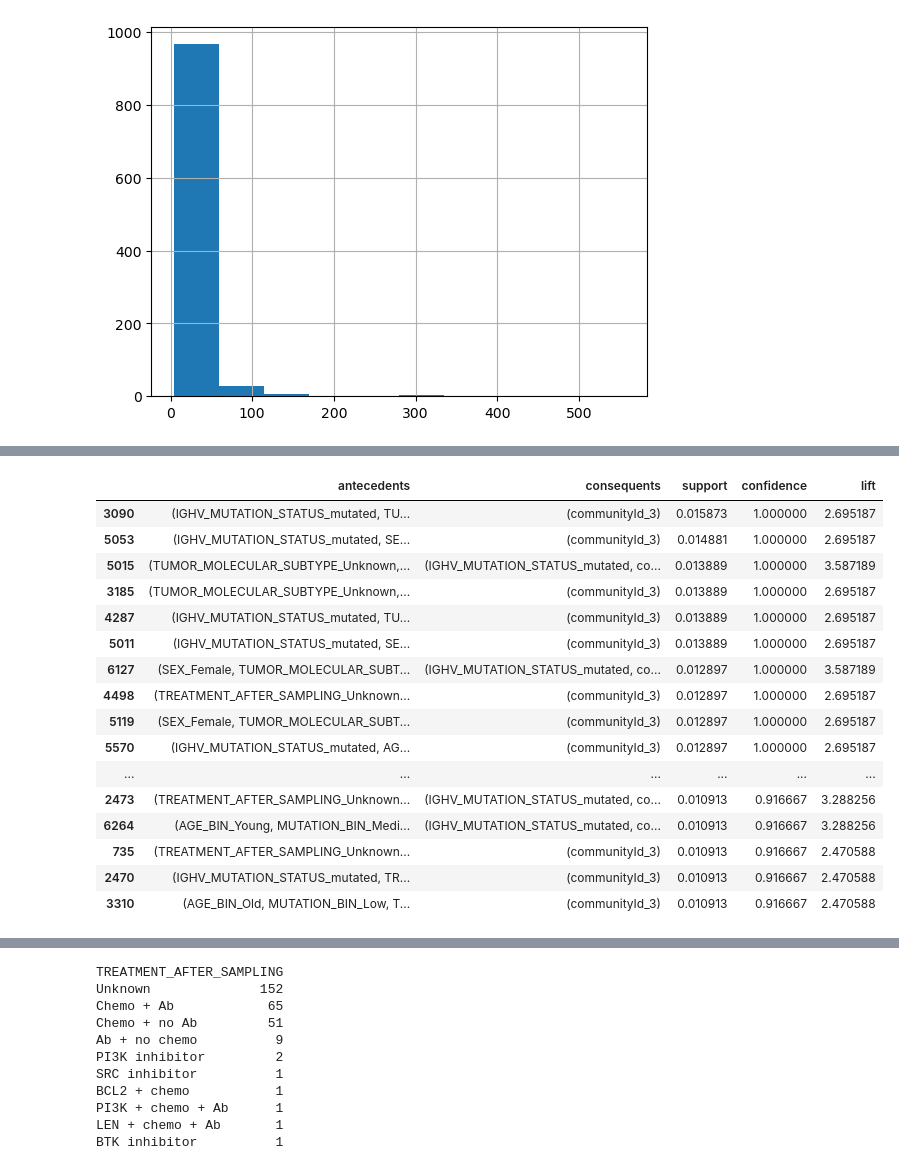
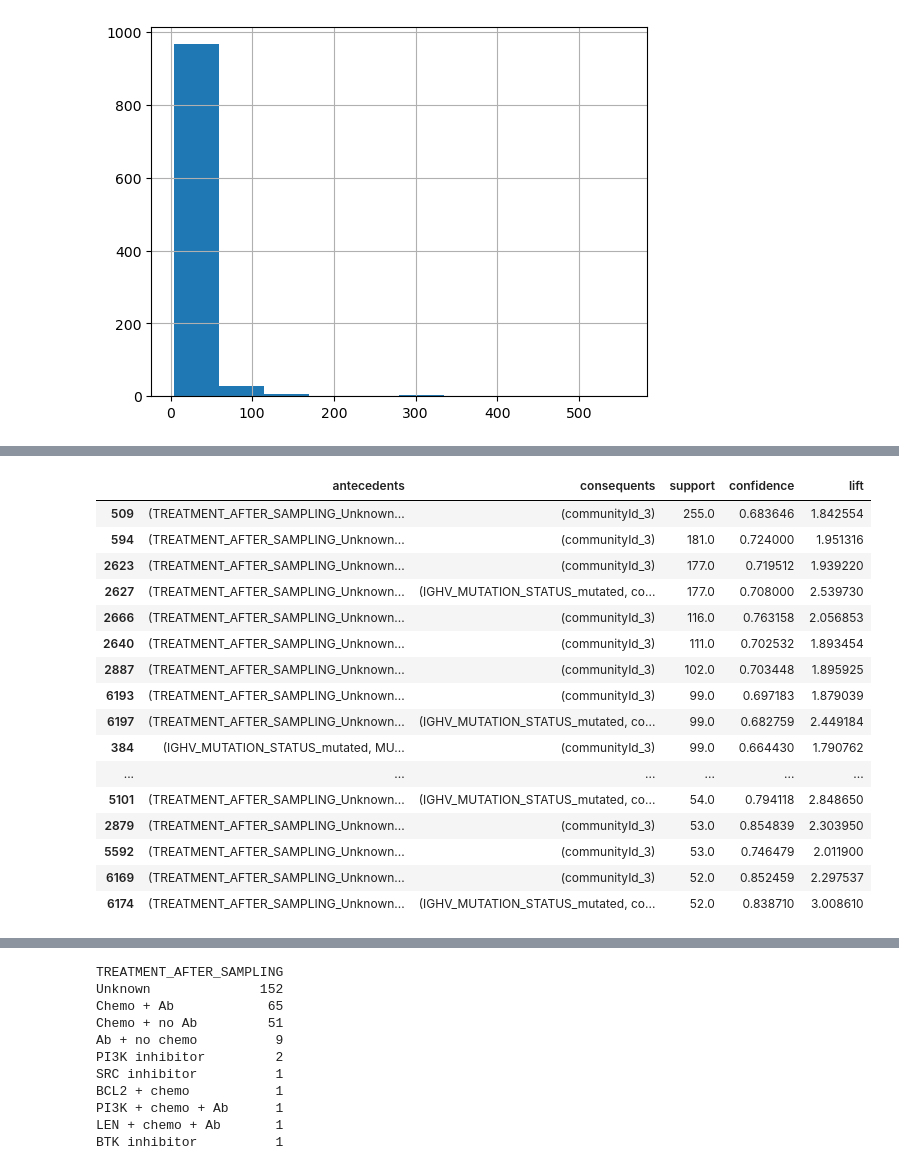
Before and after one commit to MahikaJaguste/msc-thesis, a Jupyter notebook: patient_community_project/analysis/decision_tree.ipynb, the cells around one changed output, grey strips where cells are left out. Cells and saved outputs as stored; diff of their text form; code cells hidden in the pictures.

Commit message:
seeing rules for leiden, sorting by support, trying age and mut bin combinations for nmi, ari

```diff
--- a/patient_community_project/analysis/decision_tree.ipynb
+++ b/patient_community_project/analysis/decision_tree.ipynb
@@ -245,15 +249,17 @@ category_orders = {
     'SEX': ['Female', 'Male']
 }
 
+# for col in ['SF3B1', 'TP53', 'POT1', 'CSMD1', 'ZMYM3', 'PCLO',  'MYD88', 'NOTCH1',  'ATM', 'TTN',
+#             ]:
+#     category_orders[col] = ['yes', 'no']
+
 # Fill missing values for categorical columns with 'Unknown'
 for col, order in category_orders.items():
     df[col] = df[col].fillna('Unknown')
 
 # Fill missing values for numerical columns
 for col in features:
-    if col in ['SF3B1', 'TP53', 'POT1', 'CSMD1', 'ZMYM3', 'PCLO',  'MYD88', 'NOTCH1',  'ATM', 'TTN']:
-        continue
-    if col not in category_orders:
+    if col not in category_orders and df[col].dtype in [np.float64, np.int64]:
         df[col] = df[col].fillna(df[col].median())
 
 # Ordinal encode categorical columns
@@ -390,15 +396,25 @@ dfdf['communityId'] = dfdf['communityId'].astype(str)
 # Step 1: Replace missing values with 'Unknown' for categorical columns
 categorical_cols = [
     'IGHV_MUTATION_STATUS',
-    'CLL_EPITYPE', 'TUMOR_MOLECULAR_SUBTYPE',
+    'CLL_EPITYPE',
+    'TUMOR_MOLECULAR_SUBTYPE',
     'SEX',
     'TREATMENT_AFTER_SAMPLING',
     'communityId',
+    # 'SF3B1',
+    # 'TP53',
+    #                 'POT1', 'CSMD1', 'ZMYM3', 'PCLO',  'MYD88', 'NOTCH1',  'ATM', 'TTN',
+    #                 'KRAS', 'BRAF', 'CHD2', 'XPO1', 'ZFHX4', 'EGR2', 'USH2A', 'FAT1', 'KLHL6', 'AHNAK', 'LRP1B', 'CSMD3', 'MUC16'
+
     'SF3B1',
     'TP53',
-                    'POT1', 'CSMD1', 'ZMYM3', 'PCLO',  'MYD88', 'NOTCH1',  'ATM', 'TTN',
-                    'KRAS', 'BRAF', 'CHD2', 'XPO1', 'ZFHX4', 'EGR2', 'USH2A', 'FAT1', 'KLHL6', 'AHNAK', 'LRP1B', 'CSMD3', 'MUC16'
-                ]
+    'PCLO',
+    'NOTCH1',
+    'ATM',
+    'ZFHX4',
+    'FAT1',
+    'KLHL6'
+    ]
 for col in categorical_cols:
     dfdf[col] = dfdf[col].fillna('Unknown')
 
@@ -415,6 +431,15 @@ def bin_age(age):
         return 'Middle'
     else:
         return 'Old'
+    #[0, 60, 64, 70, 120]
+    # elif age <= 60:
+    #     return 'Young'
+    # elif age <= 64:
+    #     return 'Middle'
+    # elif age <= 70:
+    #     return 'Old'
+    # else:
+    #     return 'Very Old'
 
 def bin_mutation_count(count):
     if pd.isna(count):
@@ -425,6 +450,15 @@ def bin_mutation_count(count):
         return 'Medium'
     else:
         return 'High'
+    # [0, 23, 25, 30, 500]
+    # elif count <= 23:
+    #     return 'Low'
+    # elif count <= 25:
+    #     return 'Medium'
+    # elif count <= 30:
+    #     return 'High'
+    # else:
+    #     return 'Very High'
 
 dfdf['AGE_BIN'] = dfdf['AGE_SAMPLING'].apply(bin_age)
 dfdf['MUTATION_BIN'] = dfdf['MUTATION_COUNT'].apply(bin_mutation_count)
@@ -441,13 +475,18 @@ encoded_df = pd.get_dummies(transactions)
 
 # Step 4: Apply Apriori algorithm
 frequent_itemsets = apriori(encoded_df, min_support=0.01, use_colnames=True)
+print(f"Number of frequent itemsets: {len(frequent_itemsets)}")
 
 # Step 5: Generate association rules with communityId as consequent
-rules = association_rules(frequent_itemsets, metric="confidence", min_threshold=0.75)
+rules = association_rules(frequent_itemsets, metric="confidence", min_threshold=0.65)
 rules = rules[rules['consequents'].apply(lambda x: any('communityId_' in item for item in x))]
 
+# in rules, can support to converted to #records instead of percentage
+# Convert support from percentage to number of records
+rules['support'] = rules['support'] * len(dfdf)
+
 # Step 6: Sort and display top rules
-top_rules = rules.sort_values(by=['confidence', 'support', 'lift'], ascending=False)
+top_rules = rules.sort_values(by=[ 'support',  'confidence', 'lift'], ascending=False)
 display(top_rules[['antecedents', 'consequents', 'support', 'confidence', 'lift']].head(50))
 
 # top_rules[['antecedents', 'consequents', 'support', 'confidence']].to_csv("./rules.csv")
@@ -455,20 +495,20 @@ display(top_rules[['antecedents', 'consequents', 'support', 'confidence', 'lift'
 |  | antecedents | consequents | support | confidence | lift |
-| 3090 | (IGHV_MUTATION_STATUS_mutated, TU... | (communityId_3) | 0.015873 | 1.000000 | 2.695187 |
-| 5053 | (IGHV_MUTATION_STATUS_mutated, SE... | (communityId_3) | 0.014881 | 1.000000 | 2.695187 |
-| 5015 | (TUMOR_MOLECULAR_SUBTYPE_Unknown,... | (IGHV_MUTATION_STATUS_mutated, co... | 0.013889 | 1.000000 | 3.587189 |
-| 3185 | (TUMOR_MOLECULAR_SUBTYPE_Unknown,... | (communityId_3) | 0.013889 | 1.000000 | 2.695187 |
-| 4287 | (IGHV_MUTATION_STATUS_mutated, TU... | (communityId_3) | 0.013889 | 1.000000 | 2.695187 |
-| 5011 | (IGHV_MUTATION_STATUS_mutated, SE... | (communityId_3) | 0.013889 | 1.000000 | 2.695187 |
-| 6127 | (SEX_Female, TUMOR_MOLECULAR_SUBT... | (IGHV_MUTATION_STATUS_mutated, co... | 0.012897 | 1.000000 | 3.587189 |
-| 4498 | (TREATMENT_AFTER_SAMPLING_Unknown... | (communityId_3) | 0.012897 | 1.000000 | 2.695187 |
-| 5119 | (SEX_Female, TUMOR_MOLECULAR_SUBT... | (communityId_3) | 0.012897 | 1.000000 | 2.695187 |
-| 5570 | (IGHV_MUTATION_STATUS_mutated, AG... | (communityId_3) | 0.012897 | 1.000000 | 2.695187 |
+| 509 | (TREATMENT_AFTER_SAMPLING_Unknown... | (communityId_3) | 255.0 | 0.683646 | 1.842554 |
+| 594 | (TREATMENT_AFTER_SAMPLING_Unknown... | (communityId_3) | 181.0 | 0.724000 | 1.951316 |
+| 2623 | (TREATMENT_AFTER_SAMPLING_Unknown... | (communityId_3) | 177.0 | 0.719512 | 1.939220 |
+| 2627 | (TREATMENT_AFTER_SAMPLING_Unknown... | (IGHV_MUTATION_STATUS_mutated, co... | 177.0 | 0.708000 | 2.539730 |
+| 2666 | (TREATMENT_AFTER_SAMPLING_Unknown... | (communityId_3) | 116.0 | 0.763158 | 2.056853 |
+| 2640 | (TREATMENT_AFTER_SAMPLING_Unknown... | (communityId_3) | 111.0 | 0.702532 | 1.893454 |
+| 2887 | (TREATMENT_AFTER_SAMPLING_Unknown... | (communityId_3) | 102.0 | 0.703448 | 1.895925 |
+| 6193 | (TREATMENT_AFTER_SAMPLING_Unknown... | (communityId_3) | 99.0 | 0.697183 | 1.879039 |
+| 6197 | (TREATMENT_AFTER_SAMPLING_Unknown... | (IGHV_MUTATION_STATUS_mutated, co... | 99.0 | 0.682759 | 2.449184 |
+| 384 | (IGHV_MUTATION_STATUS_mutated, MU... | (communityId_3) | 99.0 | 0.664430 | 1.790762 |
 | ... | ... | ... | ... | ... | ... |
-| 2473 | (TREATMENT_AFTER_SAMPLING_Unknown... | (IGHV_MUTATION_STATUS_mutated, co... | 0.010913 | 0.916667 | 3.288256 |
-| 6264 | (AGE_BIN_Young, MUTATION_BIN_Medi... | (IGHV_MUTATION_STATUS_mutated, co... | 0.010913 | 0.916667 | 3.288256 |
-| 735 | (TREATMENT_AFTER_SAMPLING_Unknown... | (communityId_3) | 0.010913 | 0.916667 | 2.470588 |
-| 2470 | (IGHV_MUTATION_STATUS_mutated, TR... | (communityId_3) | 0.010913 | 0.916667 | 2.470588 |
-| 3310 | (AGE_BIN_Old, MUTATION_BIN_Low, T... | (communityId_3) | 0.010913 | 0.916667 | 2.470588 |
+| 5101 | (TREATMENT_AFTER_SAMPLING_Unknown... | (IGHV_MUTATION_STATUS_mutated, co... | 54.0 | 0.794118 | 2.848650 |
+| 2879 | (TREATMENT_AFTER_SAMPLING_Unknown... | (communityId_3) | 53.0 | 0.854839 | 2.303950 |
+| 5592 | (TREATMENT_AFTER_SAMPLING_Unknown... | (communityId_3) | 53.0 | 0.746479 | 2.011900 |
+| 6169 | (TREATMENT_AFTER_SAMPLING_Unknown... | (communityId_3) | 52.0 | 0.852459 | 2.297537 |
+| 6174 | (TREATMENT_AFTER_SAMPLING_Unknown... | (IGHV_MUTATION_STATUS_mutated, co... | 52.0 | 0.838710 | 3.008610 |
 # %%
 import os
 
```
Also changed, not shown: parts of 9 cells of this notebook, 2 other files.
